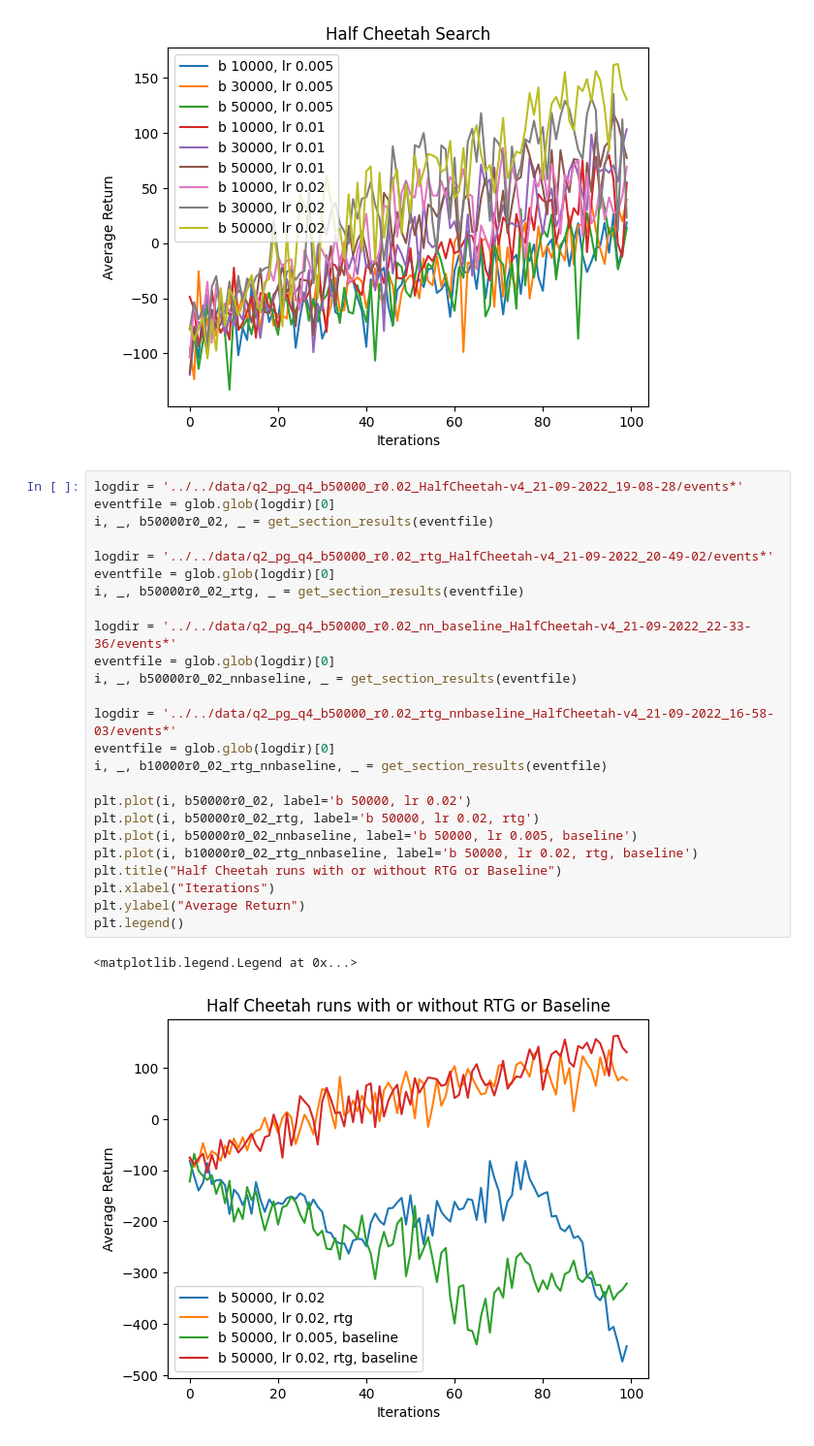
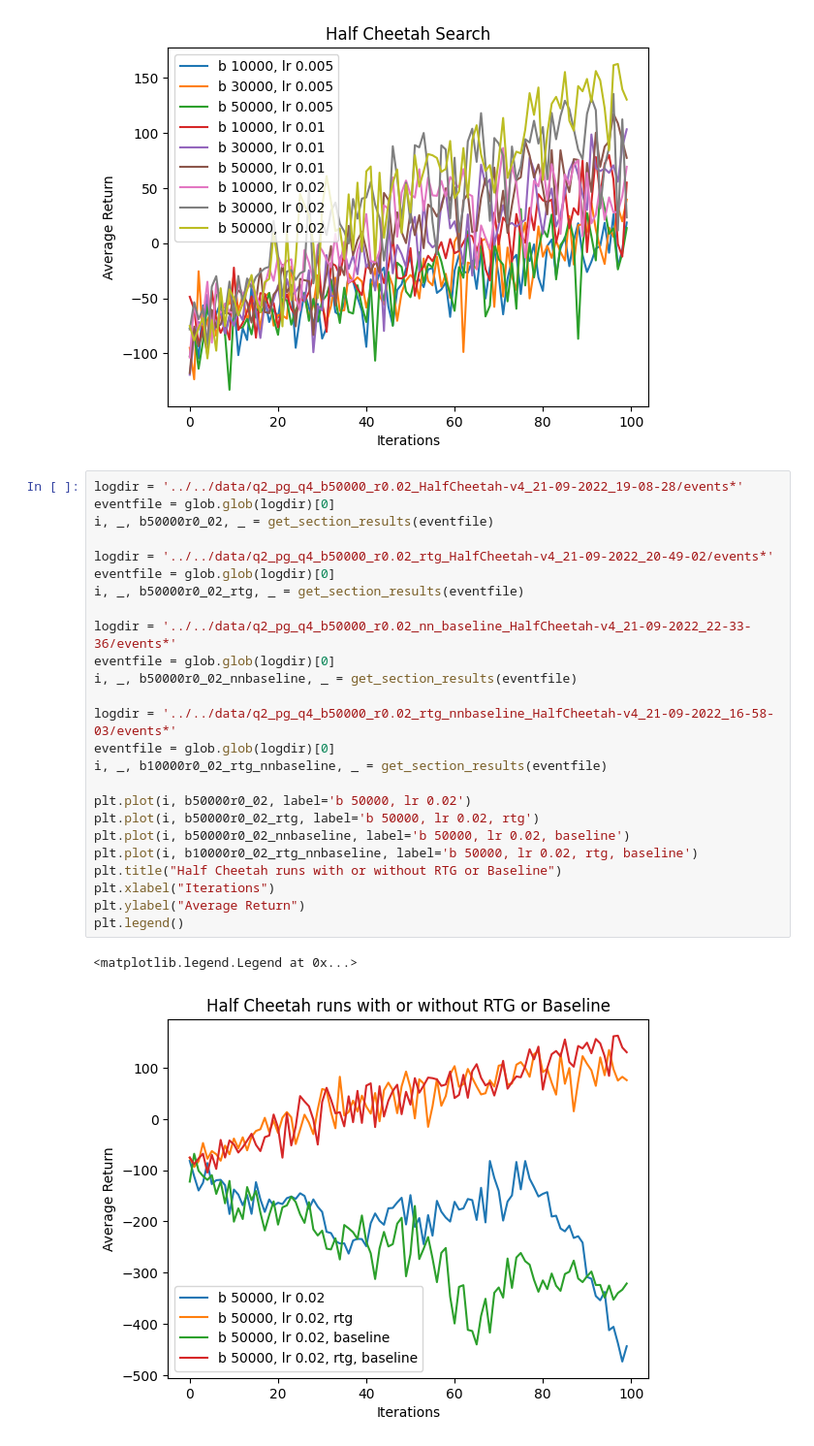
Before and after one commit to 0neDividedbyZer0/homework_fall2022, a Jupyter notebook: hw2/cs285/scripts/Plotting.ipynb, the cells around one changed output. Shown at 97% size. Drawn from its saved outputs; the diff is of its cells as text.

```diff
--- a/hw2/cs285/scripts/Plotting.ipynb
+++ b/hw2/cs285/scripts/Plotting.ipynb
@@ -159,28 +159,28 @@ plt.legend()
 # %%
 logdir = '../../data/q2_pg_q4_b50000_r0.02_HalfCheetah-v4_21-09-2022_19-08-28/events*'
 eventfile = glob.glob(logdir)[0]
 i, _, b50000r0_02, _ = get_section_results(eventfile)
 
 logdir = '../../data/q2_pg_q4_b50000_r0.02_rtg_HalfCheetah-v4_21-09-2022_20-49-02/events*'
 eventfile = glob.glob(logdir)[0]
 i, _, b50000r0_02_rtg, _ = get_section_results(eventfile)
 
 logdir = '../../data/q2_pg_q4_b50000_r0.02_nn_baseline_HalfCheetah-v4_21-09-2022_22-33-36/events*'
 eventfile = glob.glob(logdir)[0]
 i, _, b50000r0_02_nnbaseline, _ = get_section_results(eventfile)
 
 logdir = '../../data/q2_pg_q4_b50000_r0.02_rtg_nnbaseline_HalfCheetah-v4_21-09-2022_16-58-03/events*'
 eventfile = glob.glob(logdir)[0]
 i, _, b10000r0_02_rtg_nnbaseline, _ = get_section_results(eventfile)
 
 plt.plot(i, b50000r0_02, label='b 50000, lr 0.02')
 plt.plot(i, b50000r0_02_rtg, label='b 50000, lr 0.02, rtg')
-plt.plot(i, b50000r0_02_nnbaseline, label='b 50000, lr 0.005, baseline')
+plt.plot(i, b50000r0_02_nnbaseline, label='b 50000, lr 0.02, baseline')
 plt.plot(i, b10000r0_02_rtg_nnbaseline, label='b 50000, lr 0.02, rtg, baseline')
 plt.title("Half Cheetah runs with or without RTG or Baseline")
 plt.xlabel("Iterations")
 plt.ylabel("Average Return")
 plt.legend()
 # %% [output]
 <matplotlib.legend.Legend at 0x...>
-[figure, old version]
+[figure, new version]
```
Also changed, not shown: 1 other file.
